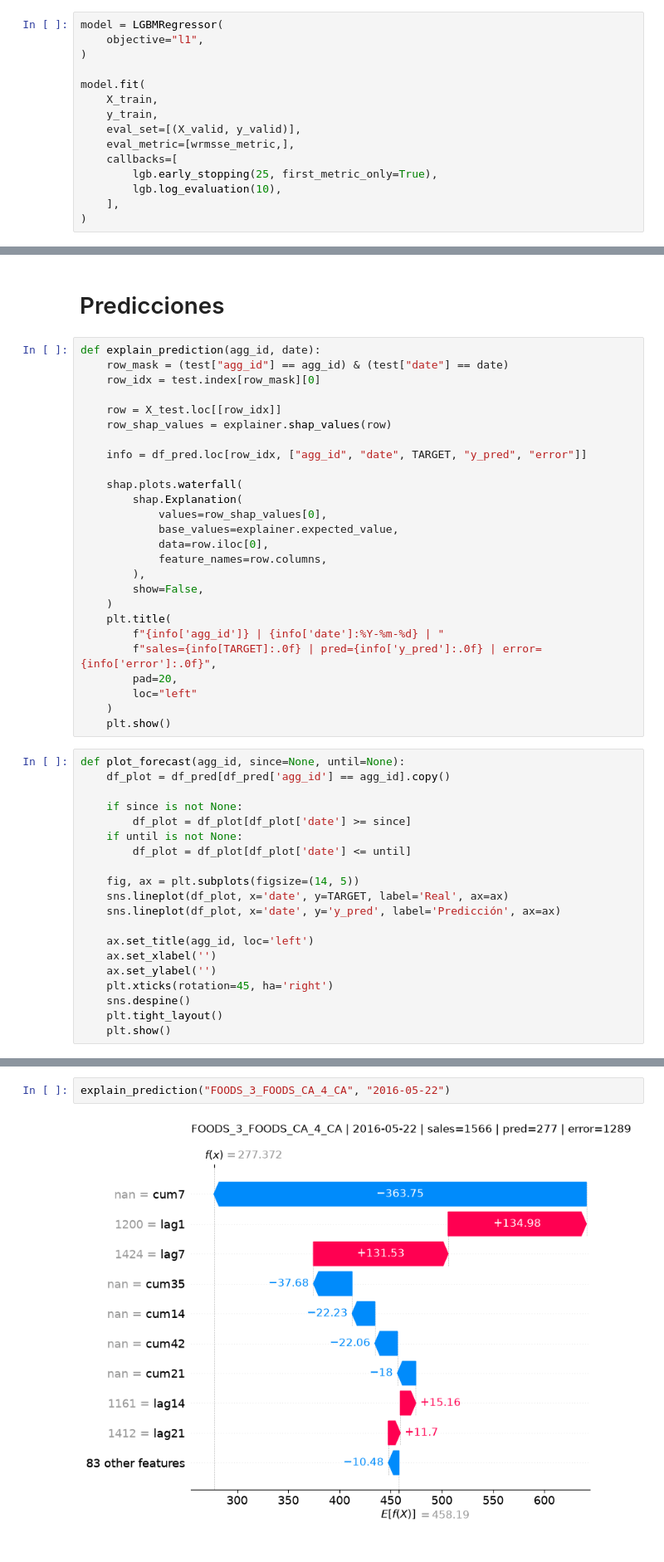
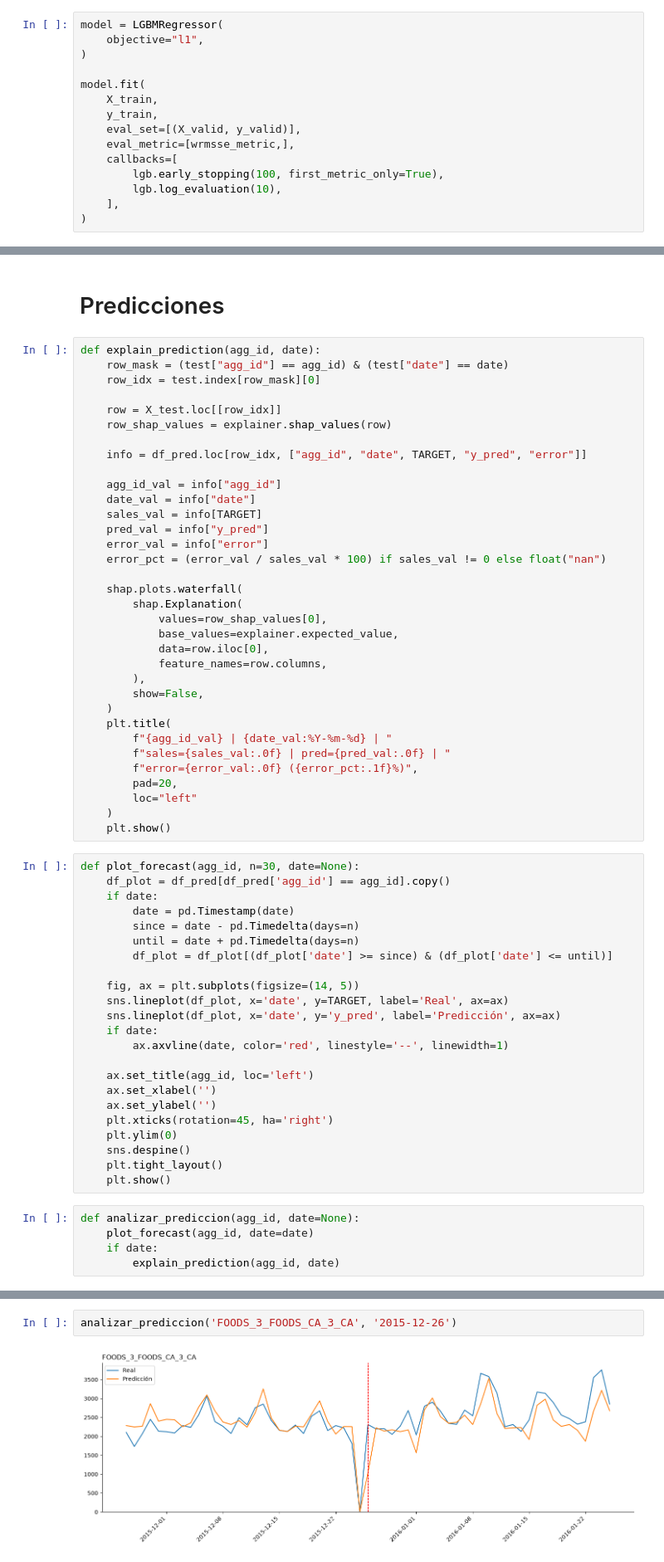
Before and after one commit to njimenez94/forecast-tfm, a Jupyter notebook: notebooks/02_model.ipynb, the cells around one changed output, grey strips where cells are left out. Shown at 83% size. Drawn from its saved outputs; the diff is of its cells as text.

```diff
--- a/notebooks/02_model.ipynb
+++ b/notebooks/02_model.ipynb
@@ -129,7 +130,7 @@ model.fit(
     eval_set=[(X_valid, y_valid)],
     eval_metric=[wrmsse_metric,],
     callbacks=[
-        lgb.early_stopping(25, first_metric_only=True),
+        lgb.early_stopping(100, first_metric_only=True),
         lgb.log_evaluation(10),
     ],
 )
@@ -204,6 +195,13 @@ def explain_prediction(agg_id, date):
     row_shap_values = explainer.shap_values(row)
 
     info = df_pred.loc[row_idx, ["agg_id", "date", TARGET, "y_pred", "error"]]
+
+    agg_id_val = info["agg_id"]
+    date_val = info["date"]
+    sales_val = info[TARGET]
+    pred_val = info["y_pred"]
+    error_val = info["error"]
+    error_pct = (error_val / sales_val * 100) if sales_val != 0 else float("nan")
 
     shap.plots.waterfall(
         shap.Explanation(
@@ -215,32 +213,41 @@ def explain_prediction(agg_id, date):
         show=False,
     )
     plt.title(
-        f"{info['agg_id']} | {info['date']:%Y-%m-%d} | "
-        f"sales={info[TARGET]:.0f} | pred={info['y_pred']:.0f} | error={info['error']:.0f}",
+        f"{agg_id_val} | {date_val:%Y-%m-%d} | "
+        f"sales={sales_val:.0f} | pred={pred_val:.0f} | "
+        f"error={error_val:.0f} ({error_pct:.1f}%)",
         pad=20,
         loc="left"
     )
     plt.show()
 # %%
-def plot_forecast(agg_id, since=None, until=None):
+def plot_forecast(agg_id, n=30, date=None):
     df_plot = df_pred[df_pred['agg_id'] == agg_id].copy()
-
-    if since is not None:
-        df_plot = df_plot[df_plot['date'] >= since]
-    if until is not None:
-        df_plot = df_plot[df_plot['date'] <= until]
+    if date:
+        date = pd.Timestamp(date)
+        since = date - pd.Timedelta(days=n)
+        until = date + pd.Timedelta(days=n)
+        df_plot = df_plot[(df_plot['date'] >= since) & (df_plot['date'] <= until)]
 
     fig, ax = plt.subplots(figsize=(14, 5))
     sns.lineplot(df_plot, x='date', y=TARGET, label='Real', ax=ax)
     sns.lineplot(df_plot, x='date', y='y_pred', label='Predicción', ax=ax)
+    if date:
+        ax.axvline(date, color='red', linestyle='--', linewidth=1)
 
     ax.set_title(agg_id, loc='left')
     ax.set_xlabel('')
     ax.set_ylabel('')
     plt.xticks(rotation=45, ha='right')
+    plt.ylim(0)
     sns.despine()
     plt.tight_layout()
     plt.show()
+# %%
+def analizar_prediccion(agg_id, date=None):
+    plot_forecast(agg_id, date=date)
+    if date:
+        explain_prediction(agg_id, date)
 # %%
 y_pred = model.predict(X_test)
 
@@ -332,4 +338,4 @@ plot_forecast('FOODS_3_FOODS_CA_4_CA', since='2016-04-01', until='2016-06-30')
 # %%
-explain_prediction("FOODS_3_FOODS_CA_4_CA", "2016-05-22")
+analizar_prediccion('FOODS_3_FOODS_CA_3_CA', '2015-12-26')
 # %% [output]
-[figure, old version]
+[figure, new version]
```
Also changed, not shown: parts of 15 cells of this notebook, 1 other file.
